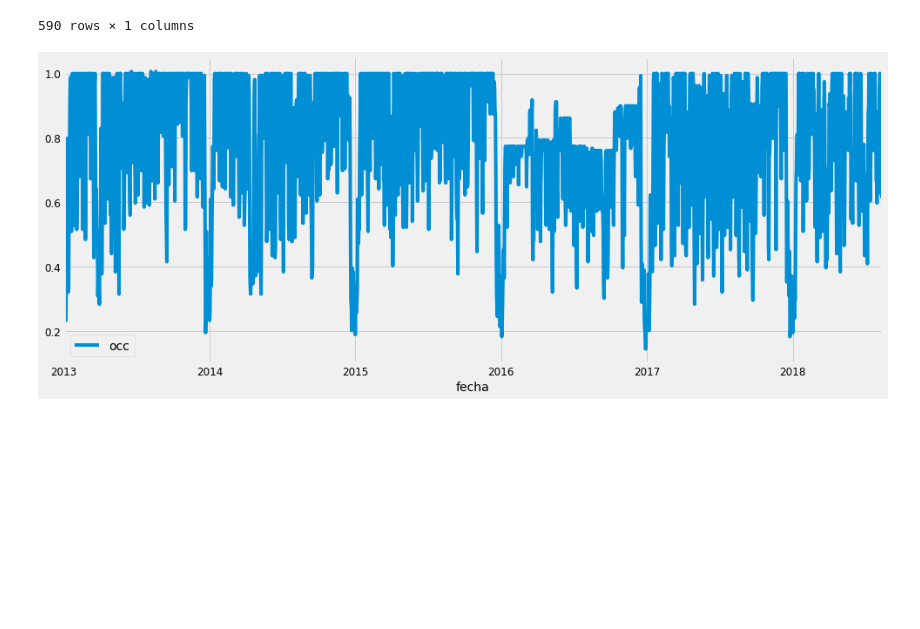
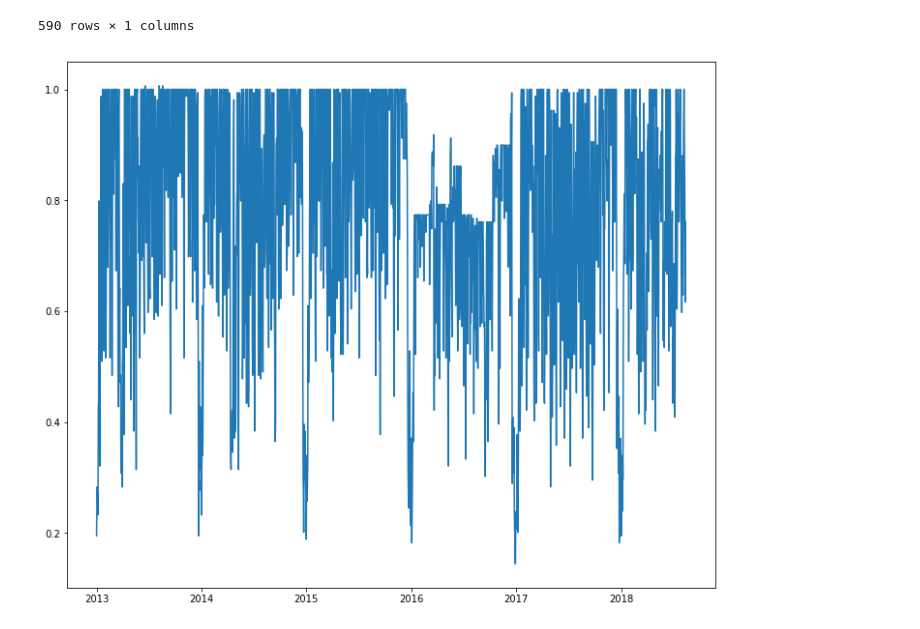
Before and after one commit to oscardaniel88/mcdatos_estancia, a Jupyter notebook: jupyter/ARIMA.ipynb, the cells around one changed output. Cells and saved outputs as stored; diff of their text form; code cells hidden in the pictures; blank space fills up the shorter version.

```diff
--- a/jupyter/ARIMA.ipynb
+++ b/jupyter/ARIMA.ipynb
@@ -76,11 +72,12 @@ y['2017':]
 | 2018-08-12 | 0.616352 |
 | 2018-08-13 | 0.761006 |
 590 rows × 1 columns
-# %%
-y.plot(figsize=(15, 6))
-plt.show()
-# %% [output]
-[figure, removed]
+# %%
+plt.plot(y['occ'])
+plt.savefig('figures/TsOcc.png', dpi=100)
+plt.show()
+# %% [output]
+[figure, added]
 # %%
 from pylab import rcParams
 rcParams['figure.figsize'] = 18, 8
```
Also changed, not shown: parts of 14 cells of this notebook, 39 other files.
